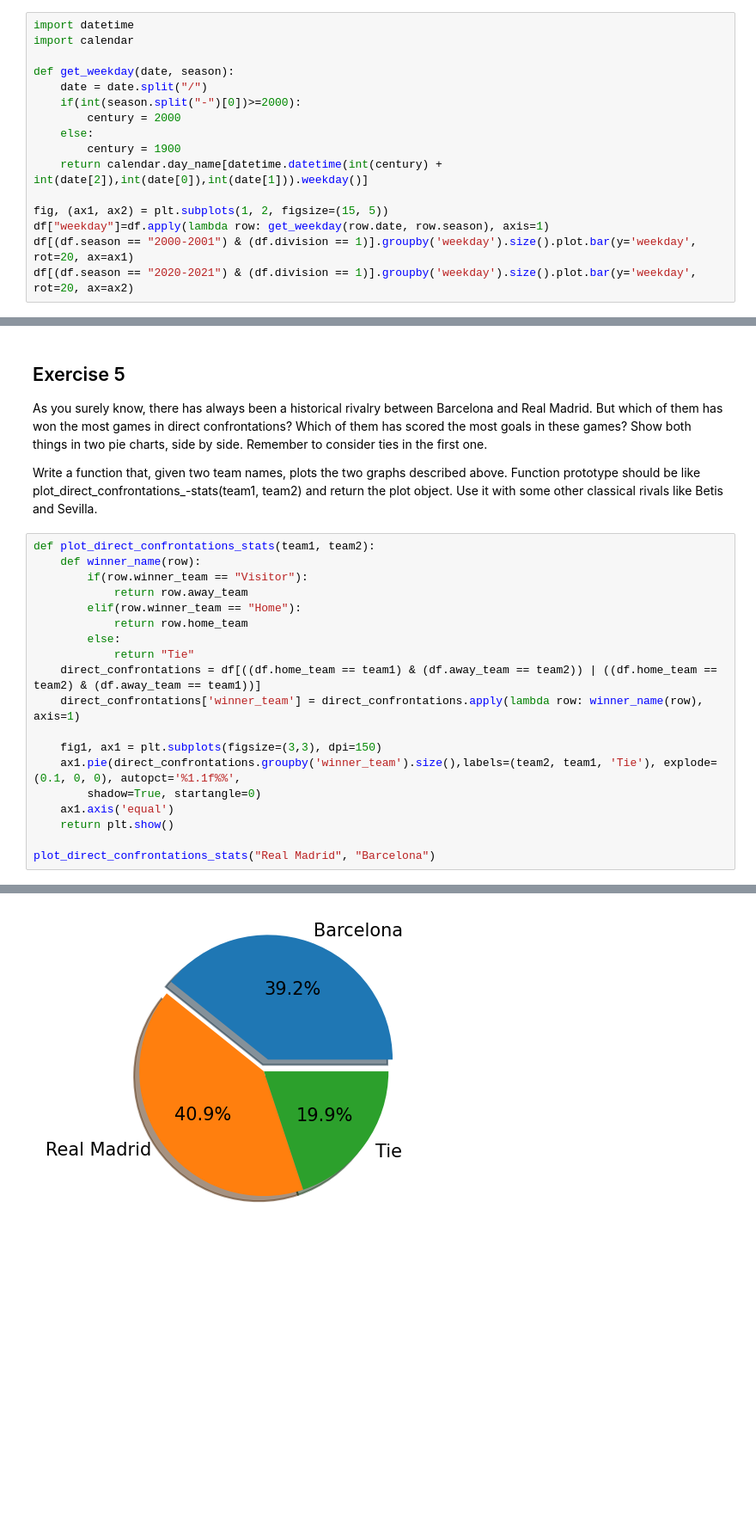
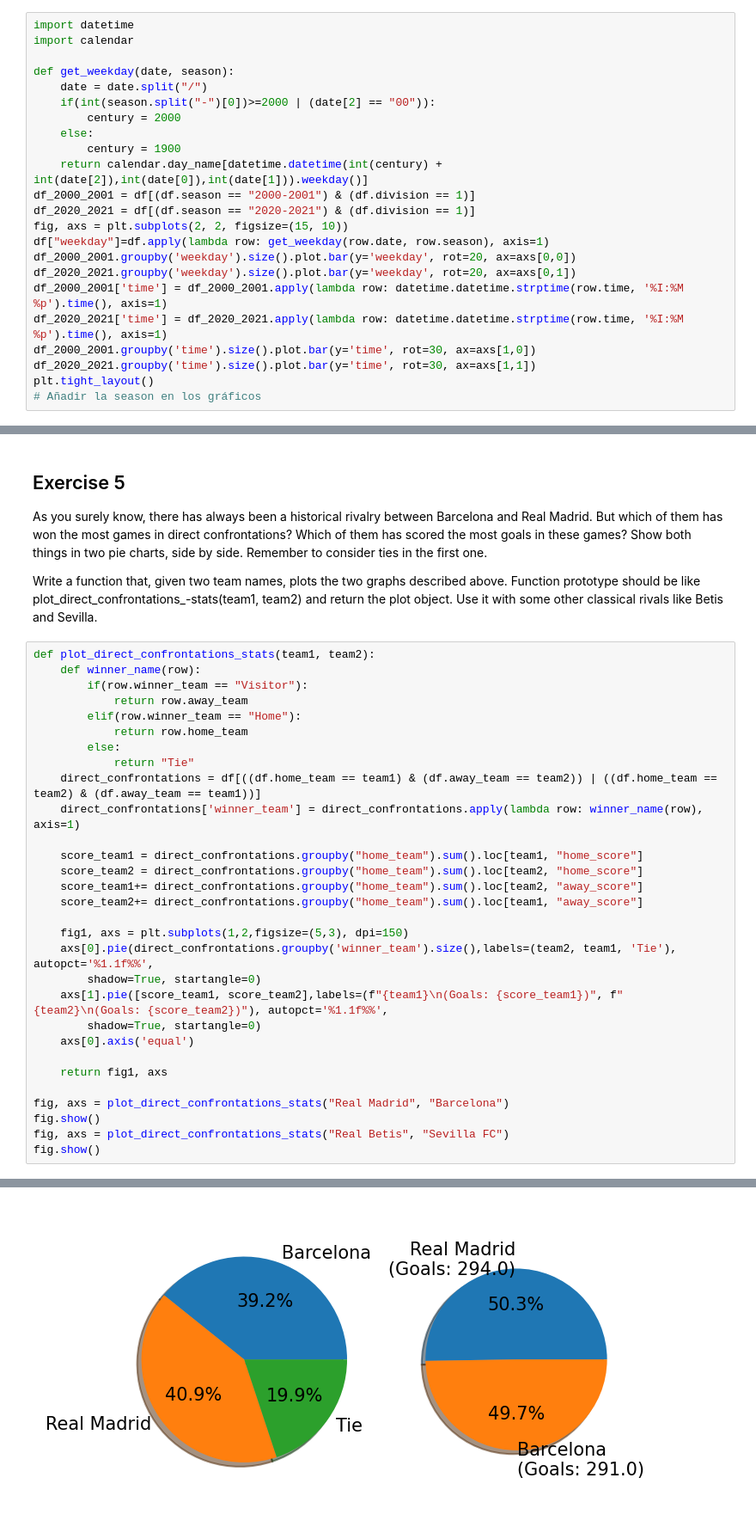
Before and after one commit to IsidreMas/la-quiniela, a Jupyter notebook: analysis/LaLigaDataAnalysis.ipynb, the cells around one changed output, grey strips where cells are left out. Shown: that part at 86% size. Cells and saved outputs as stored; diff of their text form; blank space fills up the shorter version.

```diff
--- a/analysis/LaLigaDataAnalysis.ipynb
+++ b/analysis/LaLigaDataAnalysis.ipynb
@@ -92,16 +92,23 @@ import calendar
 
 def get_weekday(date, season):
     date = date.split("/")
-    if(int(season.split("-")[0])>=2000):
+    if(int(season.split("-")[0])>=2000 | (date[2] == "00")):
         century = 2000
     else:
         century = 1900
     return calendar.day_name[datetime.datetime(int(century) + int(date[2]),int(date[0]),int(date[1])).weekday()]
-
-fig, (ax1, ax2) = plt.subplots(1, 2, figsize=(15, 5))
+df_2000_2001 = df[(df.season == "2000-2001") & (df.division == 1)]
+df_2020_2021 = df[(df.season == "2020-2021") & (df.division == 1)]
+fig, axs = plt.subplots(2, 2, figsize=(15, 10))
 df["weekday"]=df.apply(lambda row: get_weekday(row.date, row.season), axis=1)
-df[(df.season == "2000-2001") & (df.division == 1)].groupby('weekday').size().plot.bar(y='weekday', rot=20, ax=ax1)
-df[(df.season == "2020-2021") & (df.division == 1)].groupby('weekday').size().plot.bar(y='weekday', rot=20, ax=ax2)
+df_2000_2001.groupby('weekday').size().plot.bar(y='weekday', rot=20, ax=axs[0,0])
+df_2020_2021.groupby('weekday').size().plot.bar(y='weekday', rot=20, ax=axs[0,1])
+df_2000_2001['time'] = df_2000_2001.apply(lambda row: datetime.datetime.strptime(row.time, '%I:%M %p').time(), axis=1)
+df_2020_2021['time'] = df_2020_2021.apply(lambda row: datetime.datetime.strptime(row.time, '%I:%M %p').time(), axis=1)
+df_2000_2001.groupby('time').size().plot.bar(y='time', rot=30, ax=axs[1,0])
+df_2020_2021.groupby('time').size().plot.bar(y='time', rot=30, ax=axs[1,1])
+plt.tight_layout()
+# Añadir la season en los gráficos
 # %% [output]
 The is_first_col function was deprecated in Matplotlib 3.4 and will be removed two minor releases later. Use ax.get_subplotspec().is_first_col() instead.
   if ax.is_first_col():
@@ -200,26 +214,37 @@ Write a function that, given two team names, plots the two graphs described abov
 # %%
 def plot_direct_confrontations_stats(team1, team2):
     def winner_name(row):
         if(row.winner_team == "Visitor"):
             return row.away_team
         elif(row.winner_team == "Home"):
             return row.home_team
         else:
             return "Tie"
     direct_confrontations = df[((df.home_team == team1) & (df.away_team == team2)) | ((df.home_team == team2) & (df.away_team == team1))]
     direct_confrontations['winner_team'] = direct_confrontations.apply(lambda row: winner_name(row), axis=1)
 
-    fig1, ax1 = plt.subplots(figsize=(3,3), dpi=150)
-    ax1.pie(direct_confrontations.groupby('winner_team').size(),labels=(team2, team1, 'Tie'), explode=(0.1, 0, 0), autopct='%1.1f%%',
+    score_team1 = direct_confrontations.groupby("home_team").sum().loc[team1, "home_score"]
+    score_team2 = direct_confrontations.groupby("home_team").sum().loc[team2, "home_score"]
+    score_team1+= direct_confrontations.groupby("home_team").sum().loc[team2, "away_score"]
+    score_team2+= direct_confrontations.groupby("home_team").sum().loc[team1, "away_score"]
+
+    fig1, axs = plt.subplots(1,2,figsize=(5,3), dpi=150)
+    axs[0].pie(direct_confrontations.groupby('winner_team').size(),labels=(team2, team1, 'Tie'), autopct='%1.1f%%',
         shadow=True, startangle=0)
-    ax1.axis('equal')
-    return plt.show()
+    axs[1].pie([score_team1, score_team2],labels=(f"{team1}\n(Goals: {score_team1})", f"{team2}\n(Goals: {score_team2})"), autopct='%1.1f%%',
+        shadow=True, startangle=0)
+    axs[0].axis('equal')
 
-plot_direct_confrontations_stats("Real Madrid", "Barcelona")
+    return fig1, axs
+
+fig, axs = plot_direct_confrontations_stats("Real Madrid", "Barcelona")
+fig.show()
+fig, axs = plot_direct_confrontations_stats("Real Betis", "Sevilla FC")
+fig.show()
 # %% [output]
 A value is trying to be set on a copy of a slice from a DataFrame.
 Try using .loc[row_indexer,col_indexer] = value instead
 
 See the caveats in the documentation: https://pandas.pydata.org/pandas-docs/stable/user_guide/indexing.html#returning-a-view-versus-a-copy
   direct_confrontations['winner_team'] = direct_confrontations.apply(lambda row: winner_name(row), axis=1)
-[figure, old version]
+[figure, new version]
```
Also changed, not shown: parts of 5 cells of this notebook.
